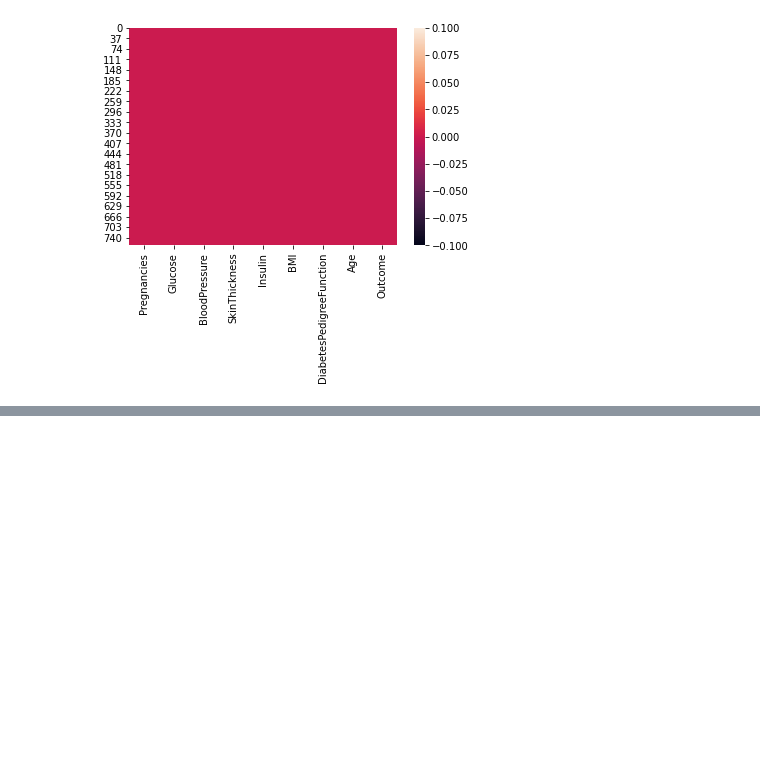
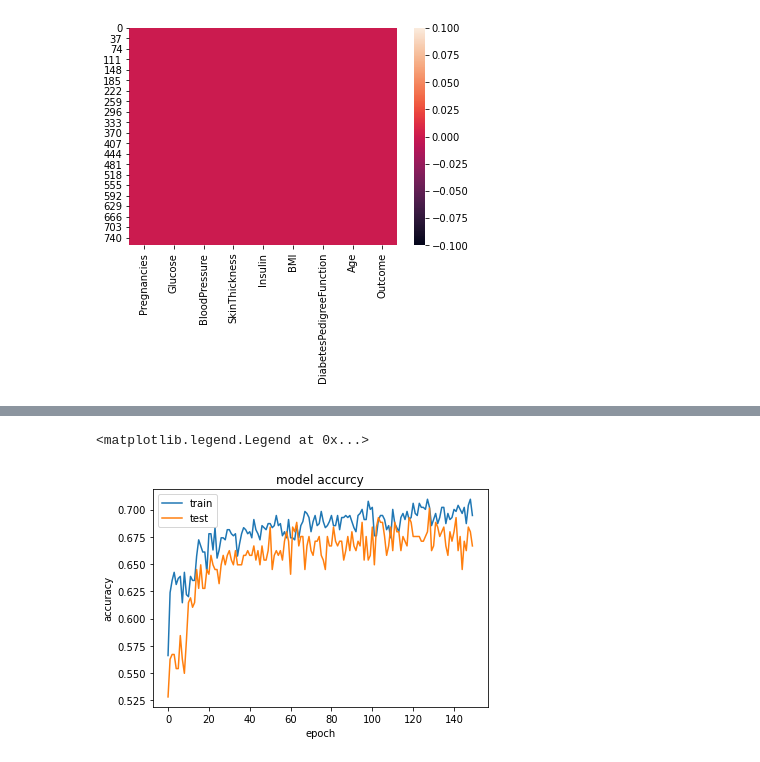
Before and after one commit to Bhakthipoorna/machine-learning, a Jupyter notebook: ANN.ipynb, the cells around one changed output, grey strips where cells are left out. Cells and saved outputs as stored; diff of their text form; code cells hidden in the pictures; blank space fills up the shorter version.

```diff
--- a/ANN.ipynb
+++ b/ANN.ipynb
@@ -33,6 +33,9 @@ sns.heatmap(data.isnull())
 # %%
 X=data.iloc[:,:-1]
 Y=data.iloc[:,-1]
+# %%
+from sklearn.model_selection import train_test_split
+x_train,x_test,y_train,y_test=train_test_split(X,Y,test_size=0.3,random_state=4)
 # %%
 from keras import Sequential  #importing the model
 # %%
@@ -45,8 +48,8 @@ model=Sequential() #initialising the model
 #Adding the layers
 model.add(Dense(units=8,input_dim=8)) #First layer (Input layer)
 model.add(Dense(units=12,activation='tanh'))  #Second layer(Hidden layer)
-model.add(Dense(units=1,activation="softmax")) #Third layer(Output layer)
+model.add(Dense(units=1,activation="sigmoid")) #Third layer(Output layer)
 # %%
 model.compile(loss='binary_crossentropy',optimizer='adam',metrics=['accuracy']) #Compiling the model
 # %%
-model.fit(X,Y,epochs=150,batch_size=10,verbose=1)  #Training the model ()
+#model.fit(X,Y,epochs=150,batch_size=10,verbose=1)  #Training the model ()
@@ -71,0 +56,3 @@ Epoch 150/150
+# %%
+#Train model
+history=model.fit(x_train,y_train,validation_data=(x_test,y_test),epochs=150,batch_size=10,verbose=1)#verbos by default 1
@@ -71,0 +77,11 @@ Epoch 150/150
+# %%
+#Summarise the history for accuracy
+plt.plot(history.history['accuracy'])
+plt.plot(history.history['val_accuracy'])
+plt.title('model accurcy')
+plt.xlabel('epoch')
+plt.ylabel('accuracy')
+plt.legend(['train','test'],loc='upper left')
+# %% [output]
+<matplotlib.legend.Legend at 0x...>
+[figure, added]
```
Also changed, not shown: parts of 4 cells of this notebook.
